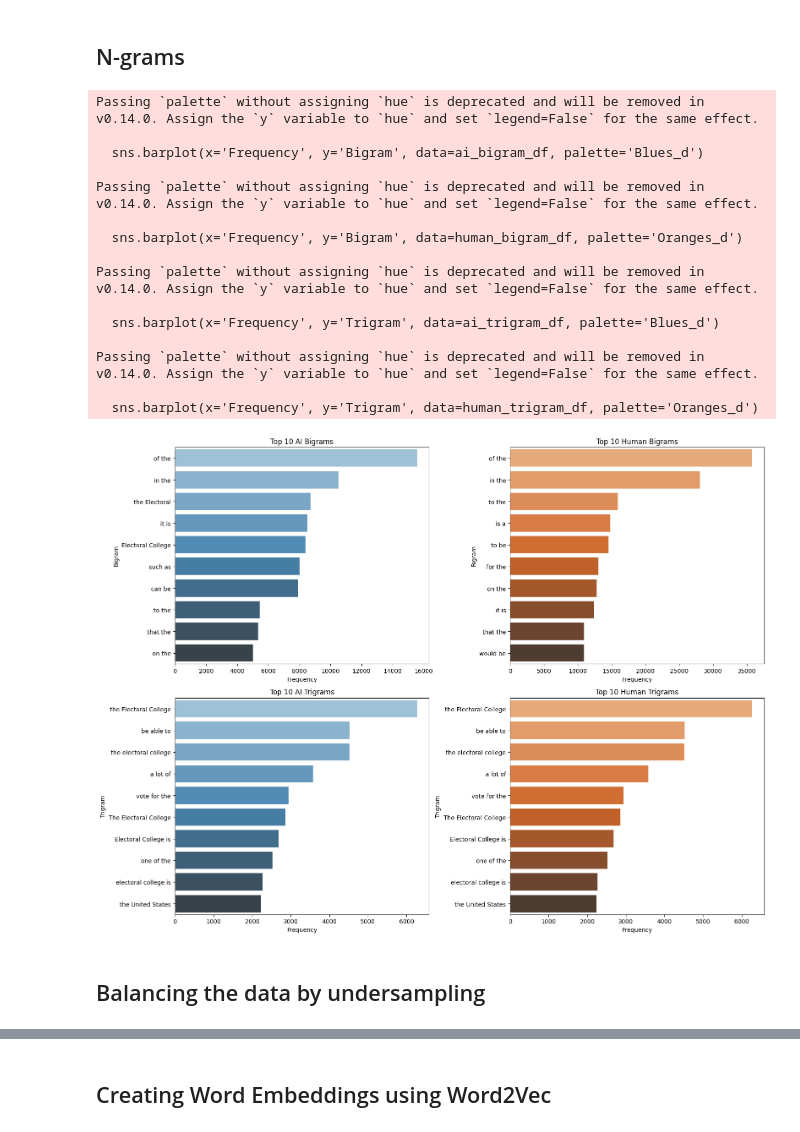
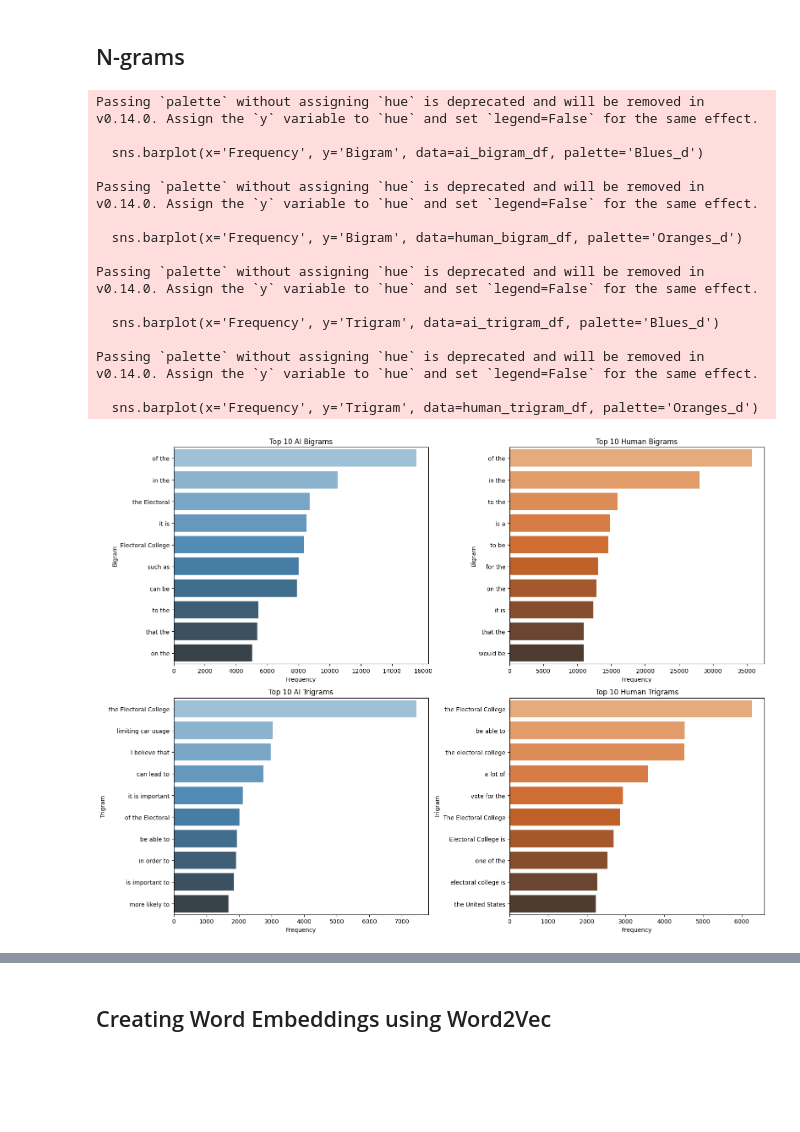
Before and after one commit to Clarkson-Applied-Data-Science/2024_ia653_Crow_Hove, a Jupyter notebook: NLP_Project.ipynb, the cells around one changed output, grey strips where cells are left out. Saved outputs shown, nothing was run; the diff lists cells and outputs as text; code cells hidden in the pictures; blank space fills up the shorter version.

```diff
--- a/NLP_Project.ipynb
+++ b/NLP_Project.ipynb
@@ -235,85 +208,72 @@ plt.show()
 # %% [markdown]
 ## N-grams
 # %%
-# Function to extract n-grams (both bigrams and trigrams)
 def get_ngrams(text, n=2):
-    tokens = text.split()  # Simple tokenization by spaces
+    tokens = text.split()
     n_grams = ngrams(tokens, n)
     return [' '.join(ngram) for ngram in n_grams]
 
-# Apply bigram and trigram extraction for both categories
 data['bigrams'] = data['text'].apply(lambda x: get_ngrams(x, n=2))
 data['trigrams'] = data['text'].apply(lambda x: get_ngrams(x, n=3))
 
-# Separate data into categories
 ai_bigrams = [bigram for sublist in data[data['generated'] == 1]['bigrams'] for bigram in sublist]
 human_bigrams = [bigram for sublist in data[data['generated'] == 0]['bigrams'] for bigram in sublist]
 
-ai_trigrams = [trigram for sublist in data[data['generated'] == 0]['trigrams'] for trigram in sublist]
+ai_trigrams = [trigram for sublist in data[data['generated'] == 1]['trigrams'] for trigram in sublist]
 human_trigrams = [trigram for sublist in data[data['generated'] == 0]['trigrams'] for trigram in sublist]
 
-# Count frequency of bigrams and trigrams using Counter
 ai_bigram_counts = Counter(ai_bigrams)
 human_bigram_counts = Counter(human_bigrams)
 
 ai_trigram_counts = Counter(ai_trigrams)
 human_trigram_counts = Counter(human_trigrams)
 
-# Get the top 10 most common bigrams and trigrams for AI and Human categories
 top_ai_bigrams = ai_bigram_counts.most_common(10)
 top_human_bigrams = human_bigram_counts.most_common(10)
 
 top_ai_trigrams = ai_trigram_counts.most_common(10)
 top_human_trigrams = human_trigram_counts.most_common(10)
 
-# Convert results to DataFrames for easy visualization
 ai_bigram_df = pd.DataFrame(top_ai_bigrams, columns=['Bigram', 'Frequency'])
 human_bigram_df = pd.DataFrame(top_human_bigrams, columns=['Bigram', 'Frequency'])
 
 ai_trigram_df = pd.DataFrame(top_ai_trigrams, columns=['Trigram', 'Frequency'])
 human_trigram_df = pd.DataFrame(top_human_trigrams, columns=['Trigram', 'Frequency'])
 
-# Plot bigrams and trigrams for AI and Human categories
 plt.figure(figsize=(16, 12))
 
-# Plot AI bigrams
 plt.subplot(2, 2, 1)
 sns.barplot(x='Frequency', y='Bigram', data=ai_bigram_df, palette='Blues_d')
 plt.title('Top 10 AI Bigrams')
 
-# Plot Human bigrams
 plt.subplot(2, 2, 2)
 sns.barplot(x='Frequency', y='Bigram', data=human_bigram_df, palette='Oranges_d')
 plt.title('Top 10 Human Bigrams')
 
-# Plot AI trigrams
 plt.subplot(2, 2, 3)
 sns.barplot(x='Frequency', y='Trigram', data=ai_trigram_df, palette='Blues_d')
 plt.title('Top 10 AI Trigrams')
 
-# Plot Human trigrams
 plt.subplot(2, 2, 4)
 sns.barplot(x='Frequency', y='Trigram', data=human_trigram_df, palette='Oranges_d')
 plt.title('Top 10 Human Trigrams')
 
 plt.tight_layout()
 plt.show()
 # %% [output]
 Passing `palette` without assigning `hue` is deprecated and will be removed in v0.14.0. Assign the `y` variable to `hue` and set `legend=False` for the same effect.
 
   sns.barplot(x='Frequency', y='Bigram', data=ai_bigram_df, palette='Blues_d')
 
 Passing `palette` without assigning `hue` is deprecated and will be removed in v0.14.0. Assign the `y` variable to `hue` and set `legend=False` for the same effect.
 
   sns.barplot(x='Frequency', y='Bigram', data=human_bigram_df, palette='Oranges_d')
 
 Passing `palette` without assigning `hue` is deprecated and will be removed in v0.14.0. Assign the `y` variable to `hue` and set `legend=False` for the same effect.
 
   sns.barplot(x='Frequency', y='Trigram', data=ai_trigram_df, palette='Blues_d')
 
 Passing `palette` without assigning `hue` is deprecated and will be removed in v0.14.0. Assign the `y` variable to `hue` and set `legend=False` for the same effect.
 
   sns.barplot(x='Frequency', y='Trigram', data=human_trigram_df, palette='Oranges_d')
-[figure, old version]
+[figure, new version]
-# %% [markdown]
-## Balancing the data by undersampling
```
Also changed, not shown: parts of 22 cells of this notebook.
